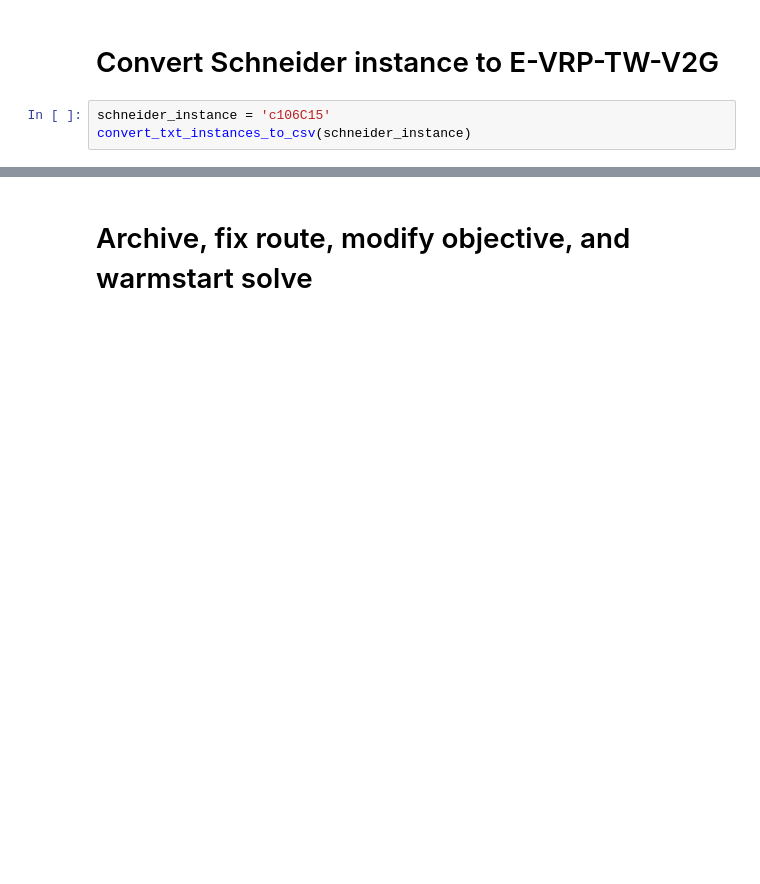
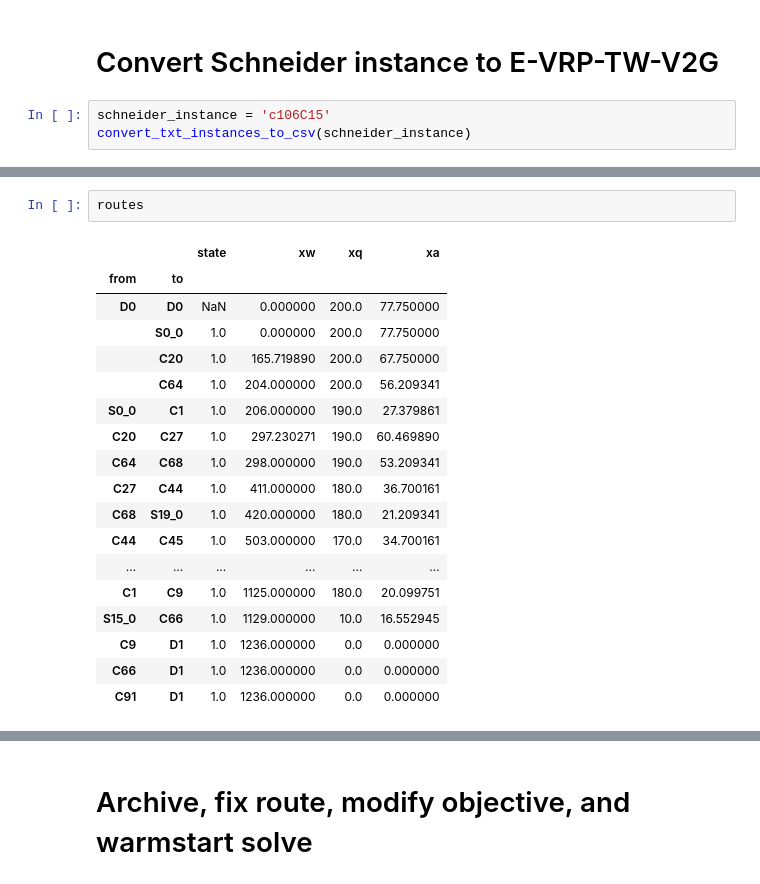
Before and after one commit to rariss/E-VRP-TW-V2G, a Jupyter notebook: evrp/e-vrp-tw.ipynb, the cells around one changed output, grey strips where cells are left out. Saved outputs shown, nothing was run; the diff lists cells and outputs as text; blank space fills up the shorter version.

```diff
--- a/evrp/e-vrp-tw.ipynb
+++ b/evrp/e-vrp-tw.ipynb
@@ -91,0 +95,21 @@ x, xp, traces, routes = plot_evrptwv2g(m)
+# %%
+routes
+# %% [output]
+|  |  | state | xw | xq | xa |
+| from | to |  |  |  |  |
+| D0 | D0 | NaN | 0.000000 | 200.0 | 77.750000 |
+|  | S0_0 | 1.0 | 0.000000 | 200.0 | 77.750000 |
+|  | C20 | 1.0 | 165.719890 | 200.0 | 67.750000 |
+|  | C64 | 1.0 | 204.000000 | 200.0 | 56.209341 |
+| S0_0 | C1 | 1.0 | 206.000000 | 190.0 | 27.379861 |
+| C20 | C27 | 1.0 | 297.230271 | 190.0 | 60.469890 |
+| C64 | C68 | 1.0 | 298.000000 | 190.0 | 53.209341 |
+| C27 | C44 | 1.0 | 411.000000 | 180.0 | 36.700161 |
+| C68 | S19_0 | 1.0 | 420.000000 | 180.0 | 21.209341 |
+| C44 | C45 | 1.0 | 503.000000 | 170.0 | 34.700161 |
+| ... | ... | ... | ... | ... | ... |
+| C1 | C9 | 1.0 | 1125.000000 | 180.0 | 20.099751 |
+| S15_0 | C66 | 1.0 | 1129.000000 | 10.0 | 16.552945 |
+| C9 | D1 | 1.0 | 1236.000000 | 0.0 | 0.000000 |
+| C66 | D1 | 1.0 | 1236.000000 | 0.0 | 0.000000 |
+| C91 | D1 | 1.0 | 1236.000000 | 0.0 | 0.000000 |
```
Also changed, not shown: parts of 13 cells of this notebook, 2 other files.
